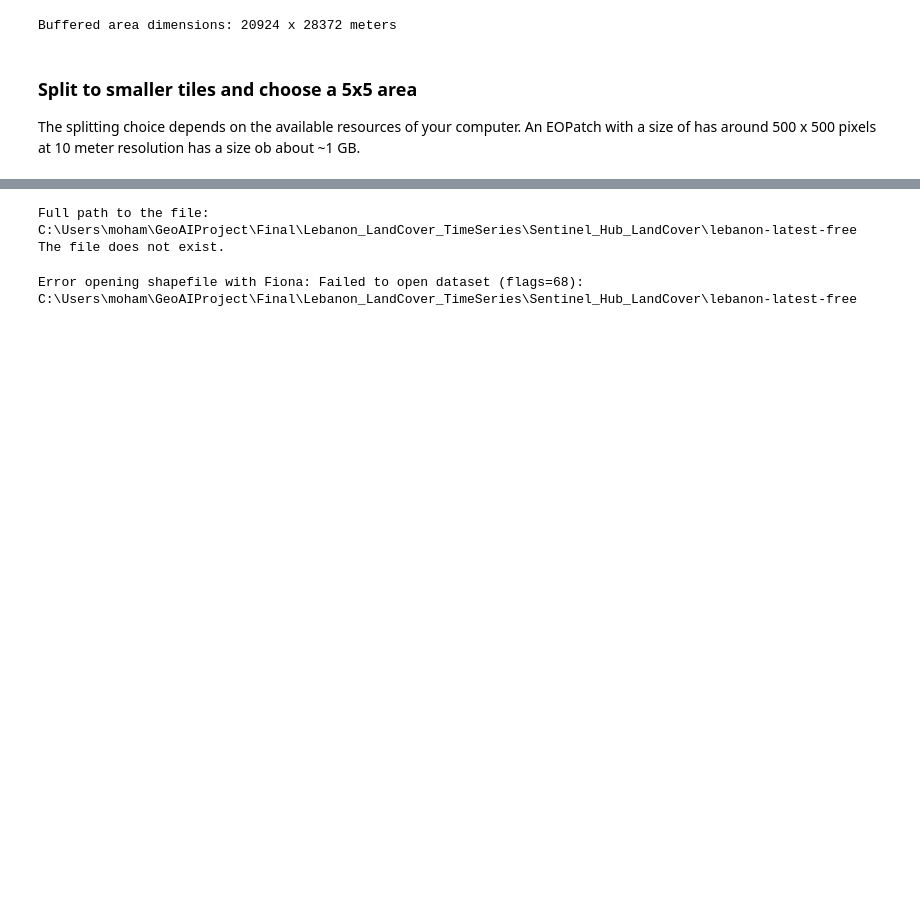
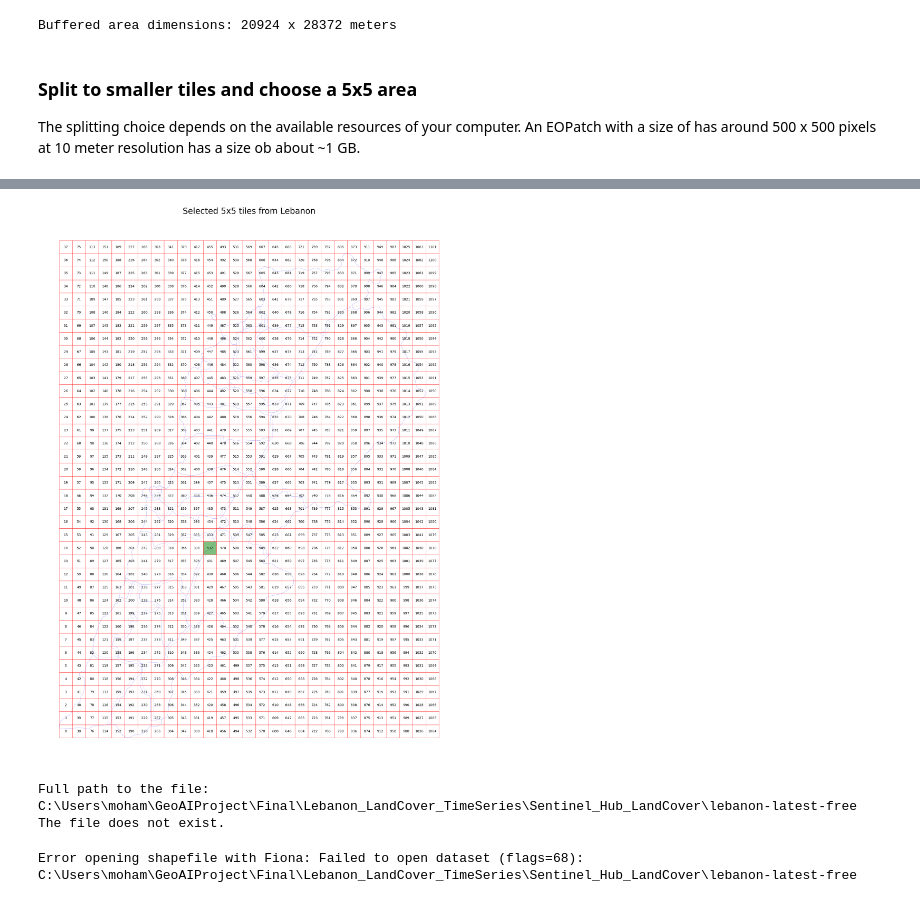
Before and after one commit to mohammdsobbahi2001/Lebanon_LandCover_TimeSeries, a Jupyter notebook: Sentinel_Hub_LandCover/LB_LULC_pipeline.ipynb, the cells around one changed output, grey strips where cells are left out. Saved outputs shown, nothing was run; the diff lists cells and outputs as text; code cells hidden in the pictures; blank space fills up the shorter version.

Commit message:
Add splitter and display boxes

```diff
--- a/Sentinel_Hub_LandCover/LB_LULC_pipeline.ipynb
+++ b/Sentinel_Hub_LandCover/LB_LULC_pipeline.ipynb
@@ -188,0 +154,75 @@ plt.show()
+# %%
+# Define the class for splitting the grid
+class UtmZoneSplitter:
+    def __init__(self, country_shapes, crs, grid_size):
+        self.country_shapes = country_shapes
+        self.crs = crs
+        self.grid_size = grid_size  # in meters (5km for 5000m)
+
+    def get_bbox_list(self):
+        # Get bounds of the country area
+        minx, miny, maxx, maxy = self.country_shapes.total_bounds  # Correct access to total_bounds
+        # Create bounding boxes for the full extent of the country (Lebanon in this case)
+        bboxes = []
+        for x in np.arange(minx, maxx, self.grid_size):
+            for y in np.arange(miny, maxy, self.grid_size):
+                bboxes.append(Polygon([(x, y), (x + self.grid_size, y), (x + self.grid_size, y + self.grid_size), (x, y + self.grid_size)]))
+        return bboxes
+
+    def get_info_list(self):
+        info_list = []
+        for idx, bbox in enumerate(self.get_bbox_list()):
+            minx, miny, maxx, maxy = bbox.bounds
+            info = {"index": idx, "index_x": (minx + maxx) / 2, "index_y": (miny + maxy) / 2}
+            info_list.append(info)
+        return info_list
+
+
+# Create a splitter to obtain a list of bboxes with 5km sides
+bbox_splitter = UtmZoneSplitter(country.geometry, country.crs, 5000)
+
+# Get the bounding boxes and their information
+bbox_list = np.array(bbox_splitter.get_bbox_list())
+info_list = np.array(bbox_splitter.get_info_list())
+
+# Prepare info of selected EOPatches
+geometry = [Polygon(bbox.exterior.coords) for bbox in bbox_list]
+idxs = [info["index"] for info in info_list]
+idxs_x = [info["index_x"] for info in info_list]
+idxs_y = [info["index_y"] for info in info_list]
+
+bbox_gdf = gpd.GeoDataFrame({"index": idxs, "index_x": idxs_x, "index_y": idxs_y}, crs=country.crs, geometry=geometry)
+
+# Select a central patch ID (must be adjusted based on the number of patches)
+ID = 432
+
+# Obtain surrounding 5x5 patches
+patch_ids = []
+for idx, info in enumerate(info_list):
+    if abs(info["index_x"] - info_list[ID]["index_x"]) <= 2 and abs(info["index_y"] - info_list[ID]["index_y"]) <= 2:
+        patch_ids.append(idx)
+
+# Check if the final size is 5x5
+if len(patch_ids) != 5 * 5:
+    print("Warning! Only", len(patch_ids), "patches were selected, not enough for a 5x5 grid.")
+
+# Save the bounding boxes to a shapefile
+shapefile_name = "grid_lebanon_5000x5000.gpkg"
+bbox_gdf.to_file(os.path.join(RESULTS_FOLDER, shapefile_name), driver="GPKG")
+
+# Plot the bboxes over the country
+fig, ax = plt.subplots(figsize=(30, 30))
+ax.set_title("Selected 5x5 tiles from Lebanon", fontsize=25)
+country.plot(ax=ax, facecolor="w", edgecolor="b", alpha=0.5)
+bbox_gdf.plot(ax=ax, facecolor="w", edgecolor="r", alpha=0.5)
+
+for bbox, info in zip(bbox_list, info_list):
+    geo = bbox
+    ax.text(geo.centroid.x, geo.centroid.y, info["index"], ha="center", va="center")
+
+# Mark bboxes of selected area
+bbox_gdf[bbox_gdf.index.isin(patch_ids)].plot(ax=ax, facecolor="g", edgecolor="r", alpha=0.5)
+
+plt.axis("off")
+plt.show()
+# %% [output]
@@ -189,3 +230,4 @@ plt.show()
+[figure, added]
 # %%
 class SentinelHubValidDataTask(EOTask):
     """
```
Also changed, not shown: parts of 2 cells of this notebook, 1 other file.
